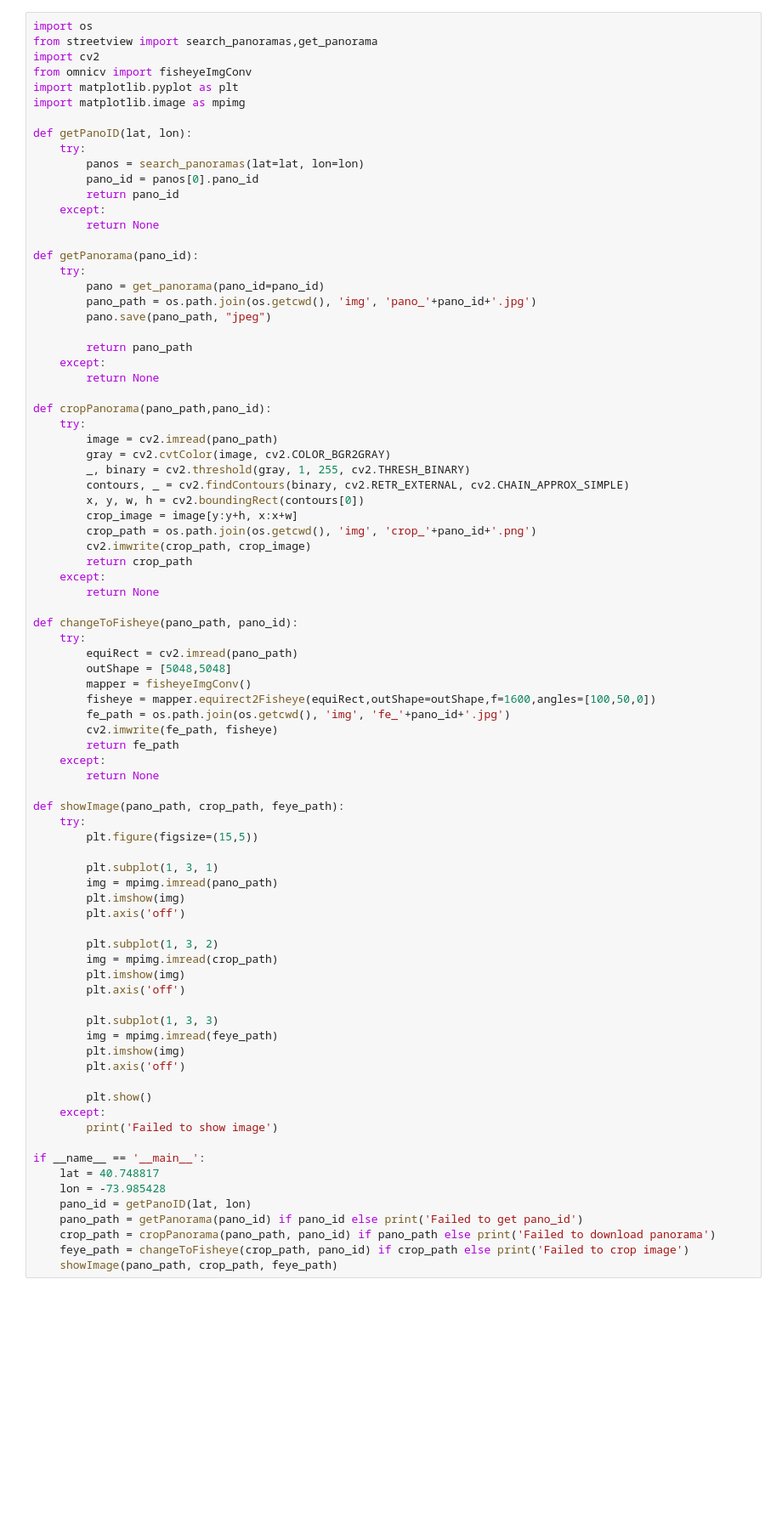
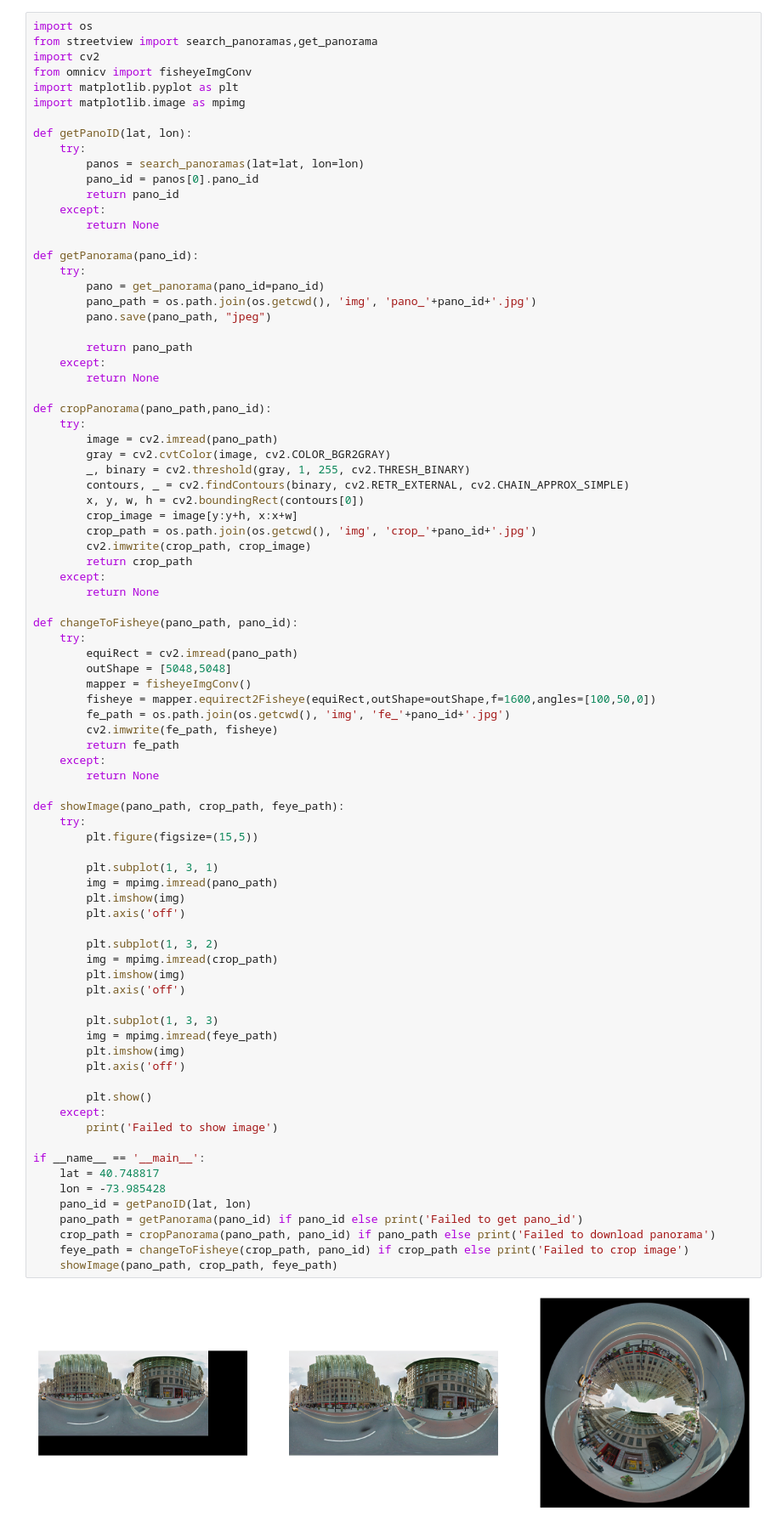
Before and after one commit to dookda/cmu_py499, a Jupyter notebook: proj_earn_gsv/GSV_fe.ipynb, the cells around one changed output. Shown at 85% size. Drawn from its saved outputs; the diff is of its cells as text; blank space fills up the shorter version.

```diff
--- a/proj_earn_gsv/GSV_fe.ipynb
+++ b/proj_earn_gsv/GSV_fe.ipynb
@@ -32,7 +32,7 @@ def cropPanorama(pano_path,pano_id):
         contours, _ = cv2.findContours(binary, cv2.RETR_EXTERNAL, cv2.CHAIN_APPROX_SIMPLE)
         x, y, w, h = cv2.boundingRect(contours[0])
         crop_image = image[y:y+h, x:x+w]
-        crop_path = os.path.join(os.getcwd(), 'img', 'crop_'+pano_id+'.png')
+        crop_path = os.path.join(os.getcwd(), 'img', 'crop_'+pano_id+'.jpg')
         cv2.imwrite(crop_path, crop_image)
         return crop_path
     except:
@@ -54,30 +54,32 @@ def showImage(pano_path, crop_path, feye_path):
     try:
         plt.figure(figsize=(15,5))
 
         plt.subplot(1, 3, 1)
         img = mpimg.imread(pano_path)
         plt.imshow(img)
         plt.axis('off')
 
         plt.subplot(1, 3, 2)
         img = mpimg.imread(crop_path)
         plt.imshow(img)
         plt.axis('off')
 
         plt.subplot(1, 3, 3)
         img = mpimg.imread(feye_path)
         plt.imshow(img)
         plt.axis('off')
 
         plt.show()
     except:
         print('Failed to show image')
 
 if __name__ == '__main__':
     lat = 40.748817
     lon = -73.985428
     pano_id = getPanoID(lat, lon)
     pano_path = getPanorama(pano_id) if pano_id else print('Failed to get pano_id')
     crop_path = cropPanorama(pano_path, pano_id) if pano_path else print('Failed to download panorama')
     feye_path = changeToFisheye(crop_path, pano_id) if crop_path else print('Failed to crop image')
     showImage(pano_path, crop_path, feye_path)
+# %% [output]
+[figure, added]
```
Also changed, not shown: 1 other file.
